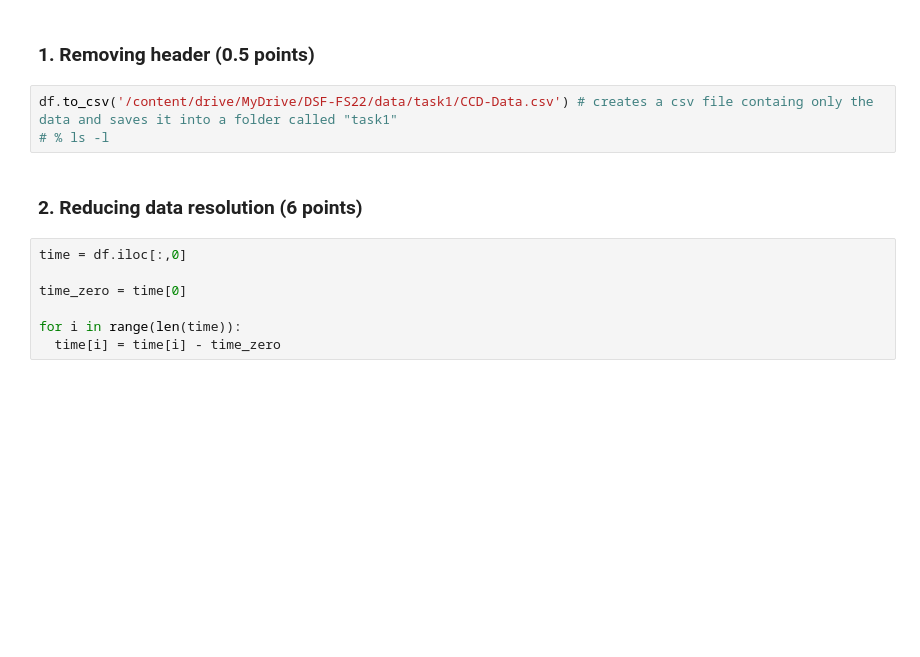
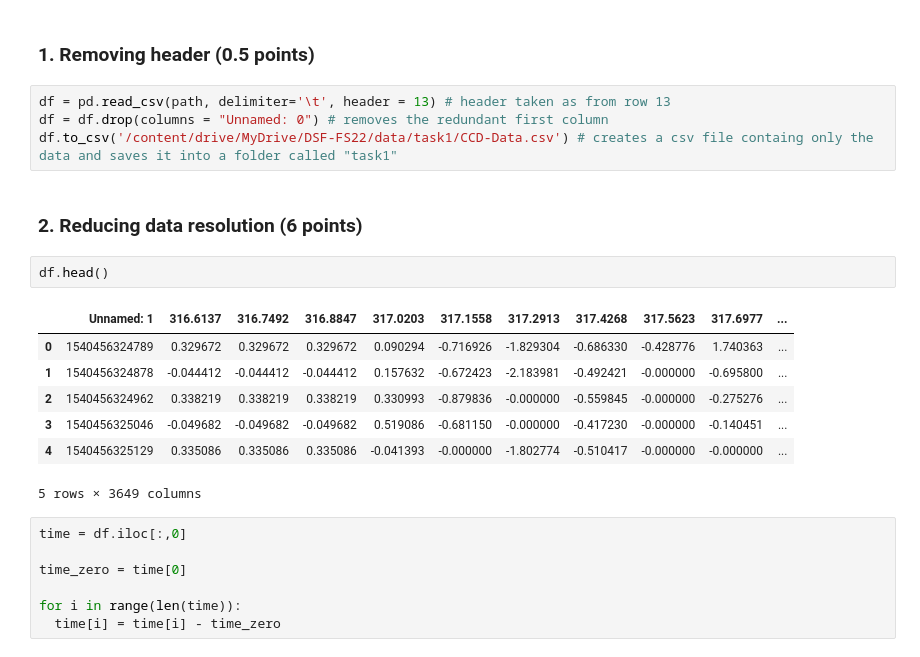
Before and after one commit to marco-finger/DSF-FS22-MarcoFinger, a Jupyter notebook: CodingTask1.ipynb, the cells around one changed output. Saved outputs shown, nothing was run; the diff lists cells and outputs as text; blank space fills up the shorter version.

```diff
--- a/CodingTask1.ipynb
+++ b/CodingTask1.ipynb
@@ -41,10 +37,21 @@ IndentationError: ignored
 # %% [markdown]
 ### 1. Removing header (0.5 points)
 # %%
+df = pd.read_csv(path, delimiter='\t', header = 13) # header taken as from row 13
+df = df.drop(columns = "Unnamed: 0") # removes the redundant first column
 df.to_csv('/content/drive/MyDrive/DSF-FS22/data/task1/CCD-Data.csv') # creates a csv file containg only the data and saves it into a folder called "task1"
-# % ls -l
 # %% [markdown]
 ### 2. Reducing data resolution (6 points)
+# %%
+df.head()
+# %% [output]
+|  | Unnamed: 1 | 316.6137 | 316.7492 | 316.8847 | 317.0203 | 317.1558 | 317.2913 | 317.4268 | 317.5623 | 317.6977 | ... |
+| 0 | 1540456324789 | 0.329672 | 0.329672 | 0.329672 | 0.090294 | -0.716926 | -1.829304 | -0.686330 | -0.428776 | 1.740363 | ... |
+| 1 | 1540456324878 | -0.044412 | -0.044412 | -0.044412 | 0.157632 | -0.672423 | -2.183981 | -0.492421 | -0.000000 | -0.695800 | ... |
+| 2 | 1540456324962 | 0.338219 | 0.338219 | 0.338219 | 0.330993 | -0.879836 | -0.000000 | -0.559845 | -0.000000 | -0.275276 | ... |
+| 3 | 1540456325046 | -0.049682 | -0.049682 | -0.049682 | 0.519086 | -0.681150 | -0.000000 | -0.417230 | -0.000000 | -0.140451 | ... |
+| 4 | 1540456325129 | 0.335086 | 0.335086 | 0.335086 | -0.041393 | -0.000000 | -1.802774 | -0.510417 | -0.000000 | -0.000000 | ... |
+5 rows × 3649 columns
 # %%
 time = df.iloc[:,0]
 
```
Also changed, not shown: parts of 2 cells of this notebook.
